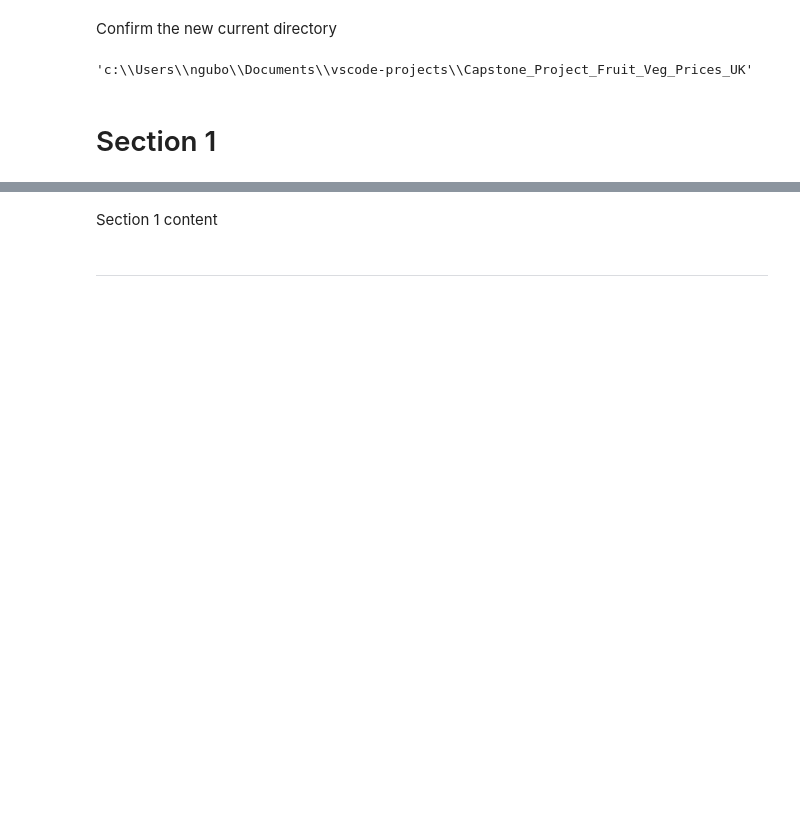
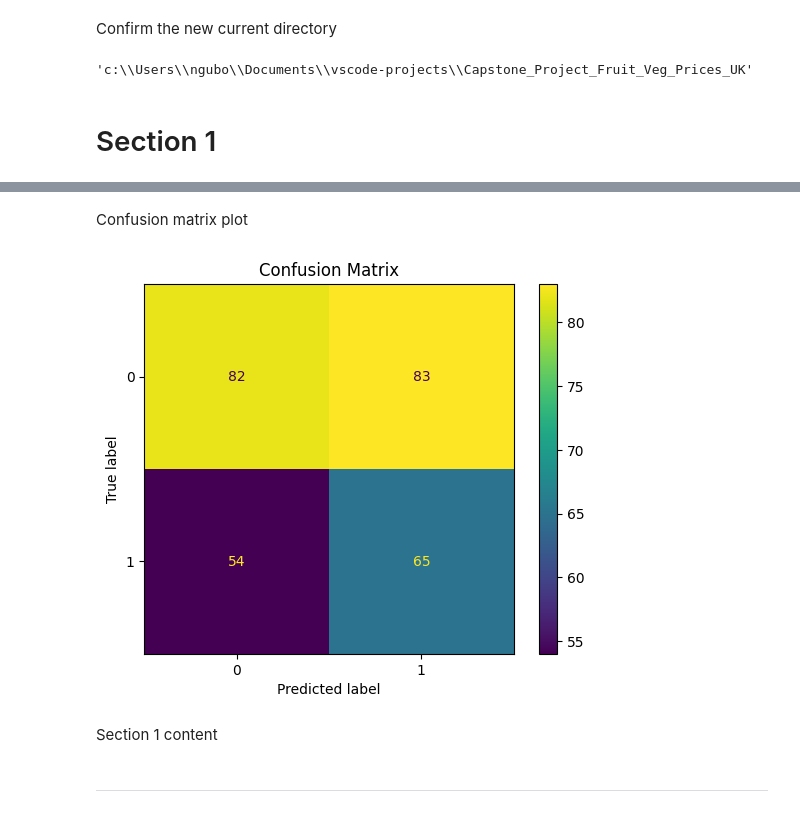
Before and after one commit to Khoi412/Capstone_Project_Fruit_Veg_Prices_UK, a Jupyter notebook: jupyter_notebooks/MachineLearning.ipynb, the cells around one changed output, grey strips where cells are left out. Saved outputs shown, nothing was run; the diff lists cells and outputs as text; code cells hidden in the pictures; blank space fills up the shorter version.

```diff
--- a/jupyter_notebooks/MachineLearning.ipynb
+++ b/jupyter_notebooks/MachineLearning.ipynb
@@ -225,0 +159,26 @@ Cluster label sample (first 20): [0 3 3 3 3 3 3 3 3 3 0 0 3 3 3 3 3 3 3 3]
+# %%
+# Sort values so shift works correctly
+df = df.sort_values(['item', 'date'])
+
+# Create next month price and target variable
+df['price_next'] = df.groupby('item')['price'].shift(-1)
+
+# Target: 1 if price next month > current price, else 0
+df['price_movement'] = (df['price_next'] > df['price']).astype(int)
+
+# Drop last rows per item where price_next is NaN
+df = df.dropna(subset=['price_next', 'price_lag_1'])
+# %%
+# Define features and target for classification
+features = ['price_lag_1'] + [col for col in df.columns if col.startswith('season_')]
+target = 'price_movement'
+# %%
+# Split by date for train/test
+cutoff_date = '2021-12-31'
+train = df[df['date'] <= cutoff_date]
+test = df[df['date'] > cutoff_date]
+
+X_train = train[features]
+y_train = train[target]
+X_test = test[features]
+y_test = test[target]
@@ -225,0 +187,12 @@ Cluster label sample (first 20): [0 3 3 3 3 3 3 3 3 3 0 0 3 3 3 3 3 3 3 3]
+# %%
+from xgboost import XGBClassifier
+from sklearn.metrics import accuracy_score, classification_report
+
+model = XGBClassifier(n_estimators=100, random_state=42)
+model.fit(X_train, y_train)
+
+preds = model.predict(X_test)
+acc = accuracy_score(y_test, preds)
+print(f"Test Accuracy: {acc:.3f}")
+
+print(classification_report(y_test, preds))
@@ -226,3 +209,13 @@ Cluster label sample (first 20): [0 3 3 3 3 3 3 3 3 3 0 0 3 3 3 3 3 3 3 3]
+# %% [markdown]
+Confusion matrix plot
+# %%
+from sklearn.metrics import ConfusionMatrixDisplay
+
+ConfusionMatrixDisplay.from_predictions(y_test, preds)
+plt.title('Confusion Matrix')
+plt.show()
+# %% [output]
+[figure, added]
 # %% [markdown]
 Section 1 content
 # %% [markdown]
```
Also changed, not shown: parts of 15 cells of this notebook, 1 other file.
